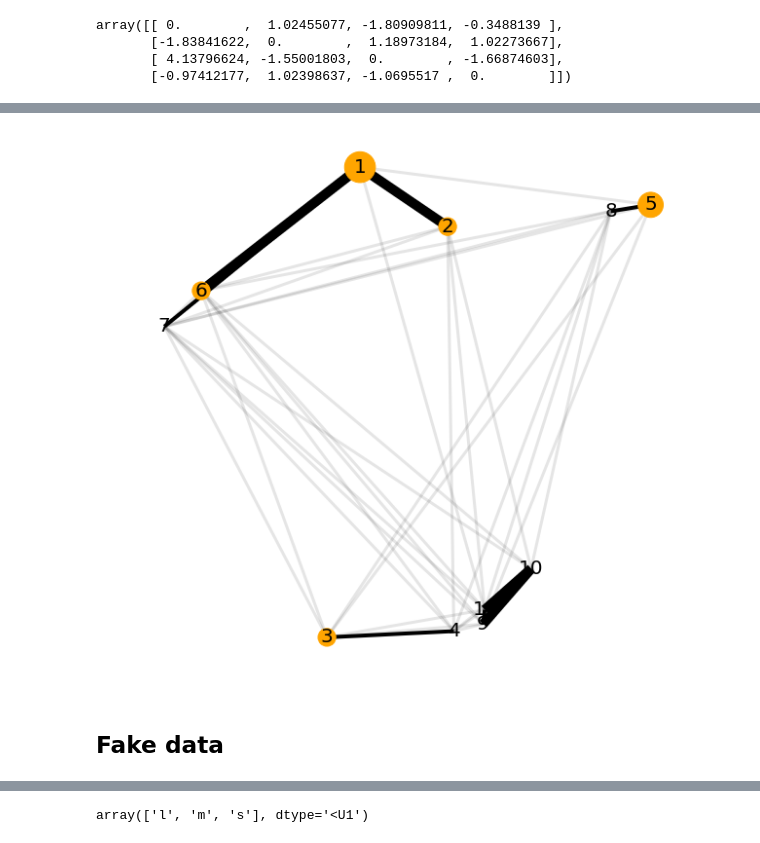
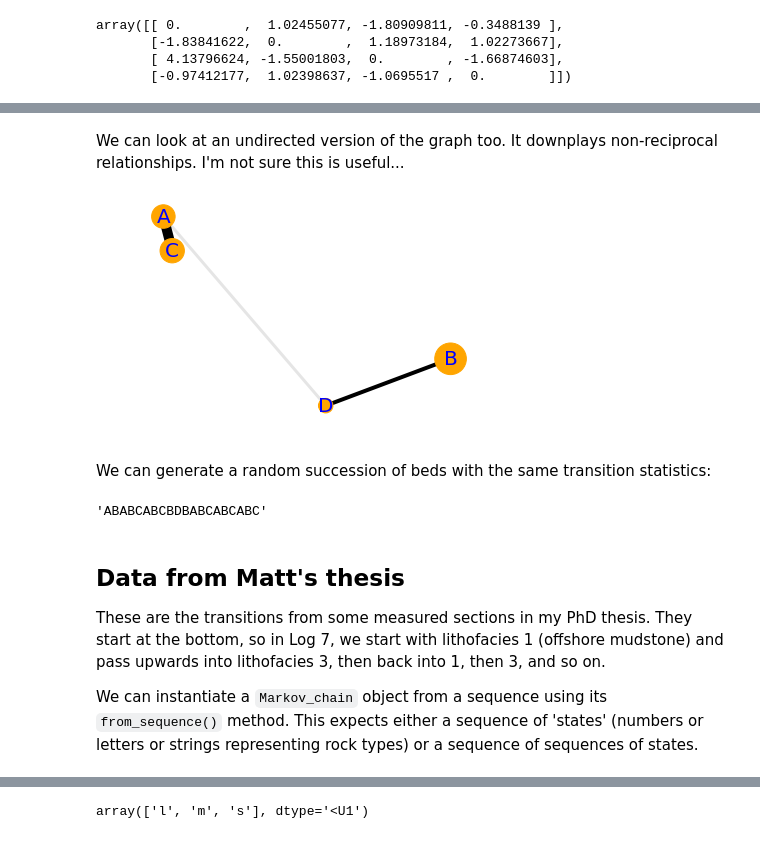
Before and after one commit to agilescientific/striplog, a Jupyter notebook: tutorial/Markov_chains.ipynb, the cells around one changed output, grey strips where cells are left out. Drawn from its saved outputs; the diff is of its cells as text; code cells hidden in the pictures.

Commit message:
updated markov

```diff
--- a/tutorial/Markov_chains.ipynb
+++ b/tutorial/Markov_chains.ipynb
@@ -357,8 +511,0 @@ m.plot_graph()
-# %%
-# We need to count transitions here, but without concatenating and creating an incorrect transition.
-log7 = [1, 3, 1, 3, 5, 1, 2, 1, 3, 1, 5, 6, 1, 2, 1, 2, 1, 2, 1, 3, 5, 6, 5, 1]
-log9 = [1, 3, 1, 5, 1, 5, 3, 1, 2, 1, 2, 1, 3, 5, 1, 5, 6, 5, 6, 1, 2, 1, 5, 6, 1]
-logs = [log9, log7]
-
-m = Markov_chain.from_sequence(log9, states=range(1,12))
-m.transition_counts
@@ -420,6 +512,19 @@ array([[ 0.  ,  4.59,  2.14,  0.72, -0.86, -1.73,  1.67,  0.93, -0.66, -1.93, -1
-# %%
-s.plot_graph(figsize=(10,10))
-# %% [output]
-[figure, removed]
-# %% [markdown]
-## Fake data
+# %% [markdown]
+We can look at an undirected version of the graph too. It downplays non-reciprocal relationships. I'm not sure this is useful...
+# %%
+%matplotlib inline
+m.plot_graph(directed=False)
+# %% [output]
+[figure, added]
+# %% [markdown]
+We can generate a random succession of beds with the same transition statistics:
+# %%
+''.join(m.generate_states(n=20))
+# %% [output]
+'ABABCABCBDBABCABCABC'
+# %% [markdown]
+## Data from Matt's thesis
+
+These are the transitions from some measured sections in my PhD thesis. They start at the bottom, so in Log 7, we start with lithofacies 1 (offshore mudstone) and pass upwards into lithofacies 3, then back into 1, then 3, and so on.
+
+We can instantiate a `Markov_chain` object from a sequence using its `from_sequence()` method. This expects either a sequence of 'states' (numbers or letters or strings representing rock types) or a sequence of sequences of states.
```
Also changed, not shown: parts of 35 cells of this notebook.
